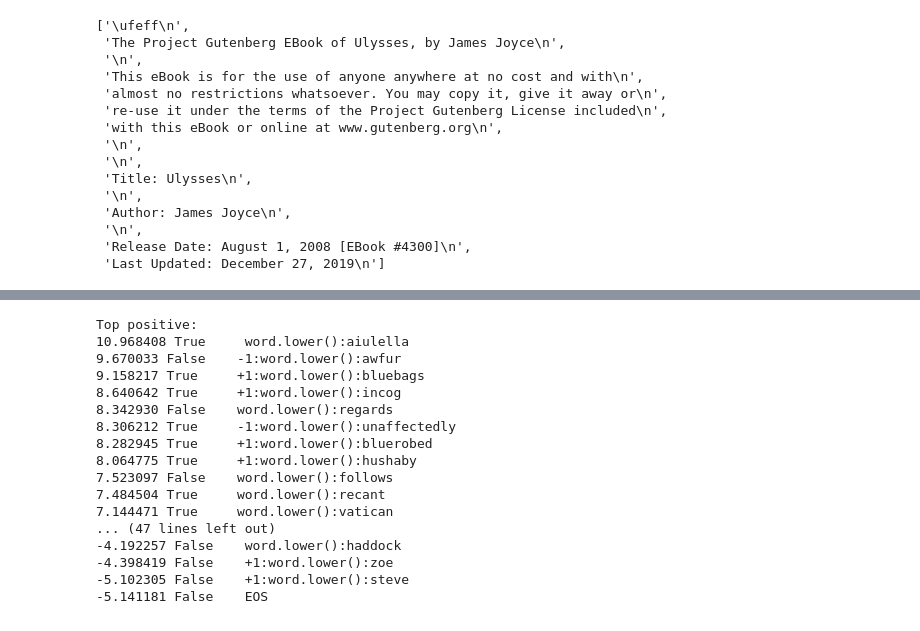
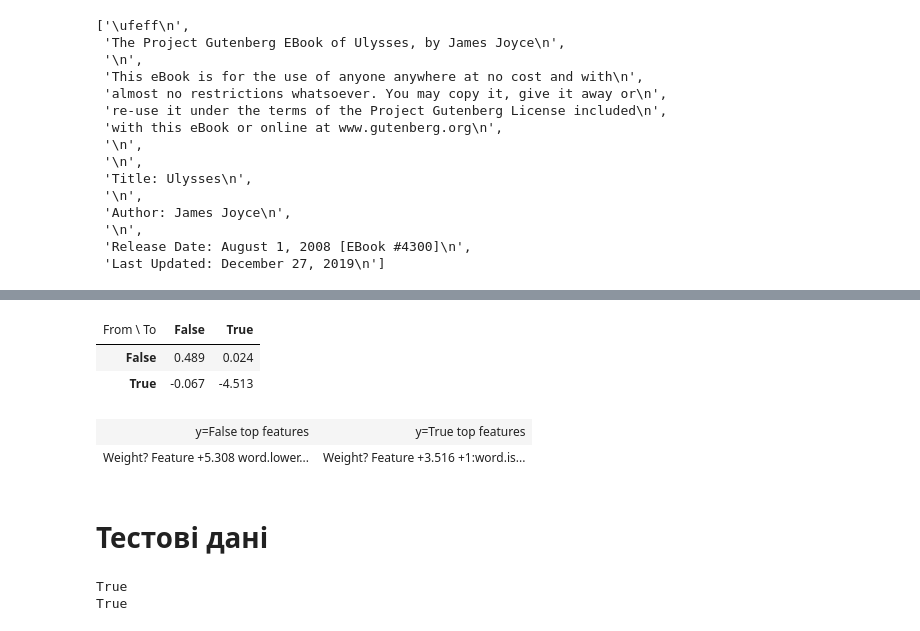
Before and after one commit to vseloved/prj-nlp-2020, a Jupyter notebook: students/LiudmylaSlava/06-language-as-sequence/run_on.ipynb, the cells around one changed output, grey strips where cells are left out. Drawn from its saved outputs; the diff is of its cells as text; code cells hidden in the pictures.

```diff
--- a/students/LiudmylaSlava/06-language-as-sequence/run_on.ipynb
+++ b/students/LiudmylaSlava/06-language-as-sequence/run_on.ipynb
@@ -380,28 +780,10 @@ True   -> True    -1.895375
-# %%
-def print_state_features(state_features):
-    for (attr, label), weight in state_features:
-        print("%0.6f %-8s %s" % (weight, label, attr))
-
-print("Top positive:")
-print_state_features(Counter(crf.state_features_).most_common(30))
-
-print("\nTop negative:")
-print_state_features(Counter(crf.state_features_).most_common()[-30:])
-# %% [output]
-Top positive:
-10.968408 True     word.lower():aiulella
-9.670033 False    -1:word.lower():awfur
-9.158217 True     +1:word.lower():bluebags
-8.640642 True     +1:word.lower():incog
-8.342930 False    word.lower():regards
-8.306212 True     -1:word.lower():unaffectedly
-8.282945 True     +1:word.lower():bluerobed
-8.064775 True     +1:word.lower():hushaby
-7.523097 False    word.lower():follows
-7.484504 True     word.lower():recant
-7.144471 True     word.lower():vatican
-... (47 lines left out)
--4.192257 False    word.lower():haddock
--4.398419 False    +1:word.lower():zoe
--5.102305 False    +1:word.lower():steve
--5.141181 False    EOS
+# %%
+eli5.show_weights(crf, top=30)
+# %% [output]
+| From \ To | False | True |
+| False | 0.489 | 0.024 |
+| True | -0.067 | -4.513 |
+| y=False top features | y=True top features |
+| Weight? Feature +5.308 word.lower... | Weight? Feature +3.516 +1:word.is... |
+# %% [markdown]
+# Тестові дані
@@ -410,6 +795,16 @@ hold_tokens = [sent2features(s) for s in hold]
 hold_tokens = [sent2features2(s) for s in hold_tokens]
 hold_labels = [sent2labels(s) for s in hold]
 hold_labels = [bool_to_string(x) for x in hold_labels]
+# %%
+print(len(hold_tokens)==len(hold_labels))
+hold1 = [len(x) for x in hold_tokens]
+hold1.sort()
+hold2 = [len(x) for x in hold_labels]
+hold2.sort()
+print(hold1==hold2)
+# %% [output]
+True
+True
 # %%
 hold_pred = crf.predict(hold_tokens)
 metrics.flat_f1_score(hold_labels, hold_pred,
```
Also changed, not shown: parts of 61 cells of this notebook.
